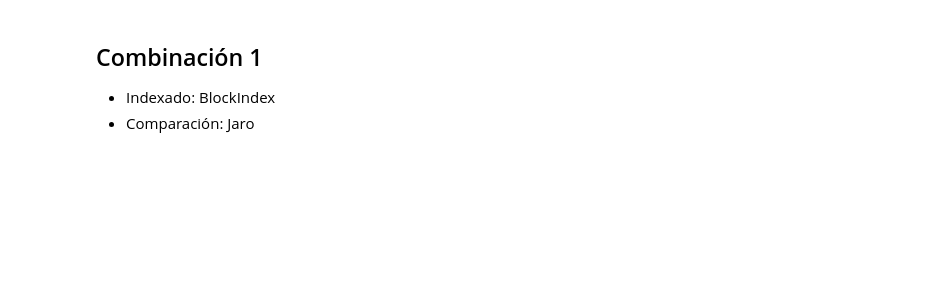
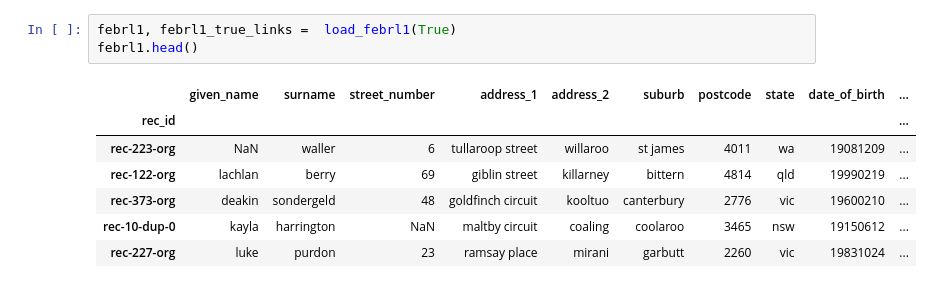
Before and after one commit to nestorivanmo/iimas-data-science, a Jupyter notebook: spring-21/calprep/practicas/3/code.ipynb, the cells around one changed output. Drawn from its saved outputs; the diff is of its cells as text; blank space fills up the shorter version.

```diff
--- a/spring-21/calprep/practicas/3/code.ipynb
+++ b/spring-21/calprep/practicas/3/code.ipynb
@@ -40,5 +23,11 @@ None
-# %% [markdown]
-## Combinación 1
-
-- Indexado: BlockIndex
-- Comparación: Jaro
+# %%
+febrl1, febrl1_true_links =  load_febrl1(True)
+febrl1.head()
+# %% [output]
+|  | given_name | surname | street_number | address_1 | address_2 | suburb | postcode | state | date_of_birth | ... |
+| rec_id |  |  |  |  |  |  |  |  |  | ... |
+| rec-223-org | NaN | waller | 6 | tullaroop street | willaroo | st james | 4011 | wa | 19081209 | ... |
+| rec-122-org | lachlan | berry | 69 | giblin street | killarney | bittern | 4814 | qld | 19990219 | ... |
+| rec-373-org | deakin | sondergeld | 48 | goldfinch circuit | kooltuo | canterbury | 2776 | vic | 19600210 | ... |
+| rec-10-dup-0 | kayla | harrington | NaN | maltby circuit | coaling | coolaroo | 3465 | nsw | 19150612 | ... |
+| rec-227-org | luke | purdon | 23 | ramsay place | mirani | garbutt | 2260 | vic | 19831024 | ... |
```
Also changed, not shown: parts of 28 cells of this notebook.
